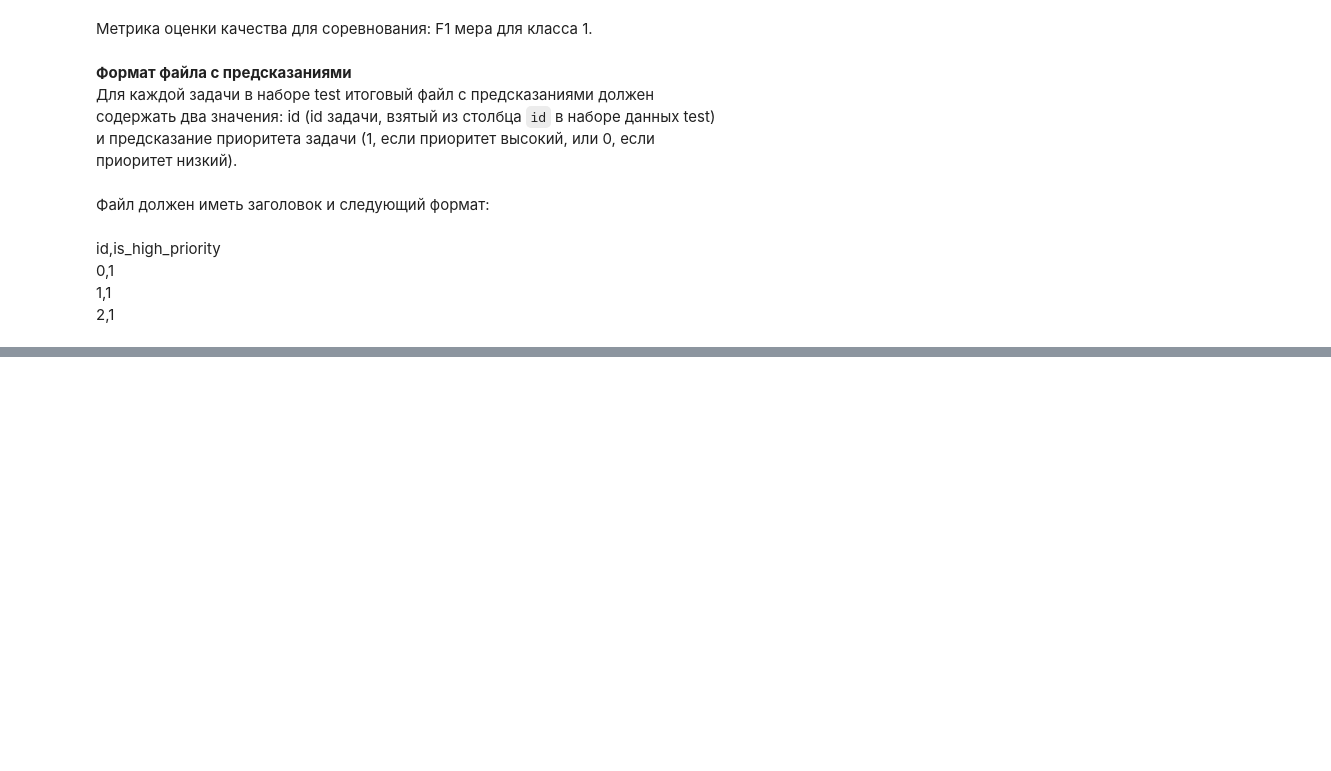
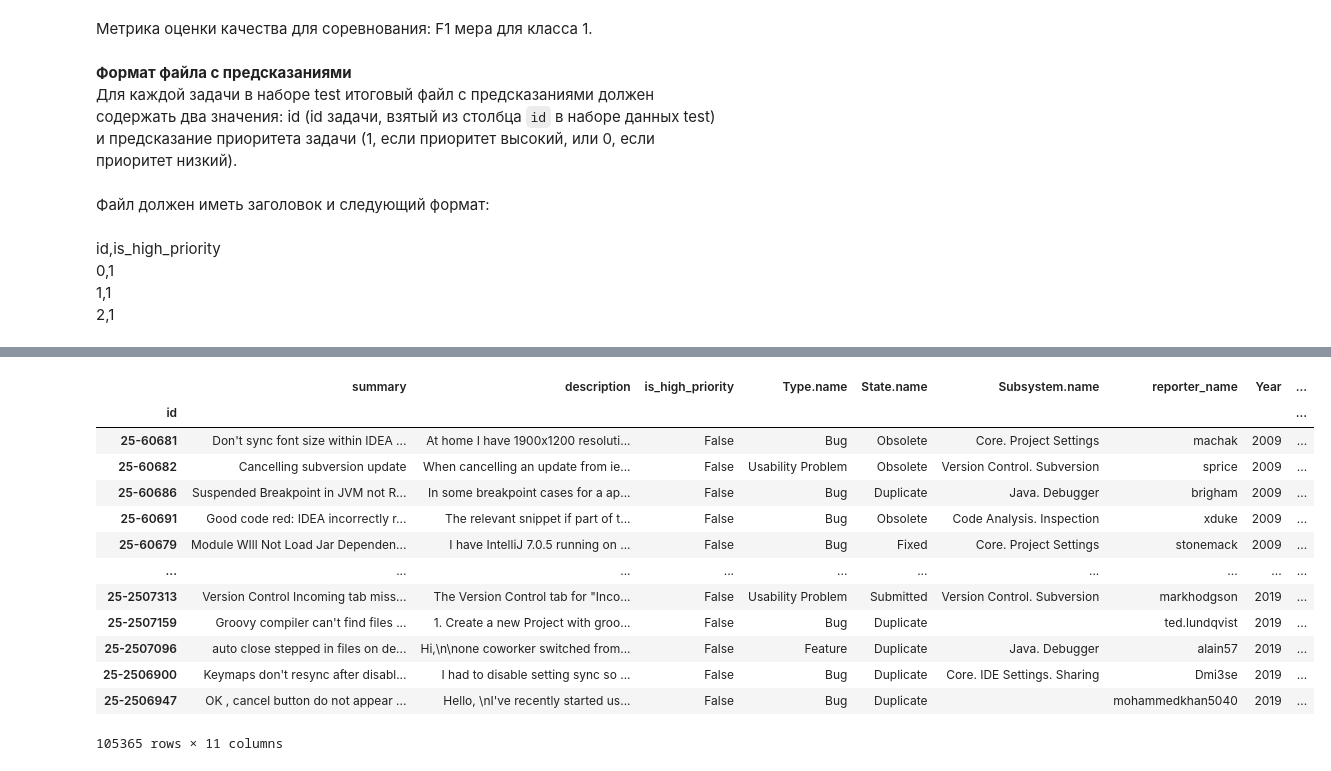
Before and after one commit to W1ldGoose/Data-Science, a Jupyter notebook: Radiculitki.ipynb, the cells around one changed output, grey strips where cells are left out. Drawn from its saved outputs; the diff is of its cells as text; code cells hidden in the pictures; blank space fills up the shorter version.

```diff
--- a/Radiculitki.ipynb
+++ b/Radiculitki.ipynb
@@ -103,0 +194,17 @@ Name: is_high_priority, dtype: int64
+# %%
+prep_train_data
+# %% [output]
+|  | summary | description | is_high_priority | Type.name | State.name | Subsystem.name | reporter_name | Year | ... |
+| id |  |  |  |  |  |  |  |  | ... |
+| 25-60681 | Don't sync font size within IDEA ... | At home I have 1900x1200 resoluti... | False | Bug | Obsolete | Core. Project Settings | machak | 2009 | ... |
+| 25-60682 | Cancelling subversion update | When cancelling an update from ie... | False | Usability Problem | Obsolete | Version Control. Subversion | sprice | 2009 | ... |
+| 25-60686 | Suspended Breakpoint in JVM not R... | In some breakpoint cases for a ap... | False | Bug | Duplicate | Java. Debugger | brigham | 2009 | ... |
+| 25-60691 | Good code red: IDEA incorrectly r... | The relevant snippet if part of t... | False | Bug | Obsolete | Code Analysis. Inspection | xduke | 2009 | ... |
+| 25-60679 | Module WIll Not Load Jar Dependen... | I have IntelliJ 7.0.5 running on ... | False | Bug | Fixed | Core. Project Settings | stonemack | 2009 | ... |
+| ... | ... | ... | ... | ... | ... | ... | ... | ... | ... |
+| 25-2507313 | Version Control Incoming tab miss... | The Version Control tab for "Inco... | False | Usability Problem | Submitted | Version Control. Subversion | markhodgson | 2019 | ... |
+| 25-2507159 | Groovy compiler can't find files ... | 1. Create a new Project with groo... | False | Bug | Duplicate |  | ted.lundqvist | 2019 | ... |
+| 25-2507096 | auto close stepped in files on de... | Hi,\n\none coworker switched from... | False | Feature | Duplicate | Java. Debugger | alain57 | 2019 | ... |
+| 25-2506900 | Keymaps don't resync after disabl... | I had to disable setting sync so ... | False | Bug | Duplicate | Core. IDE Settings. Sharing | Dmi3se | 2019 | ... |
+| 25-2506947 | OK , cancel button do not appear ... | Hello, \nI've recently started us... | False | Bug | Duplicate |  | mohammedkhan5040 | 2019 | ... |
+105365 rows × 11 columns
```
Also changed, not shown: parts of 54 cells of this notebook, 2 other files.
